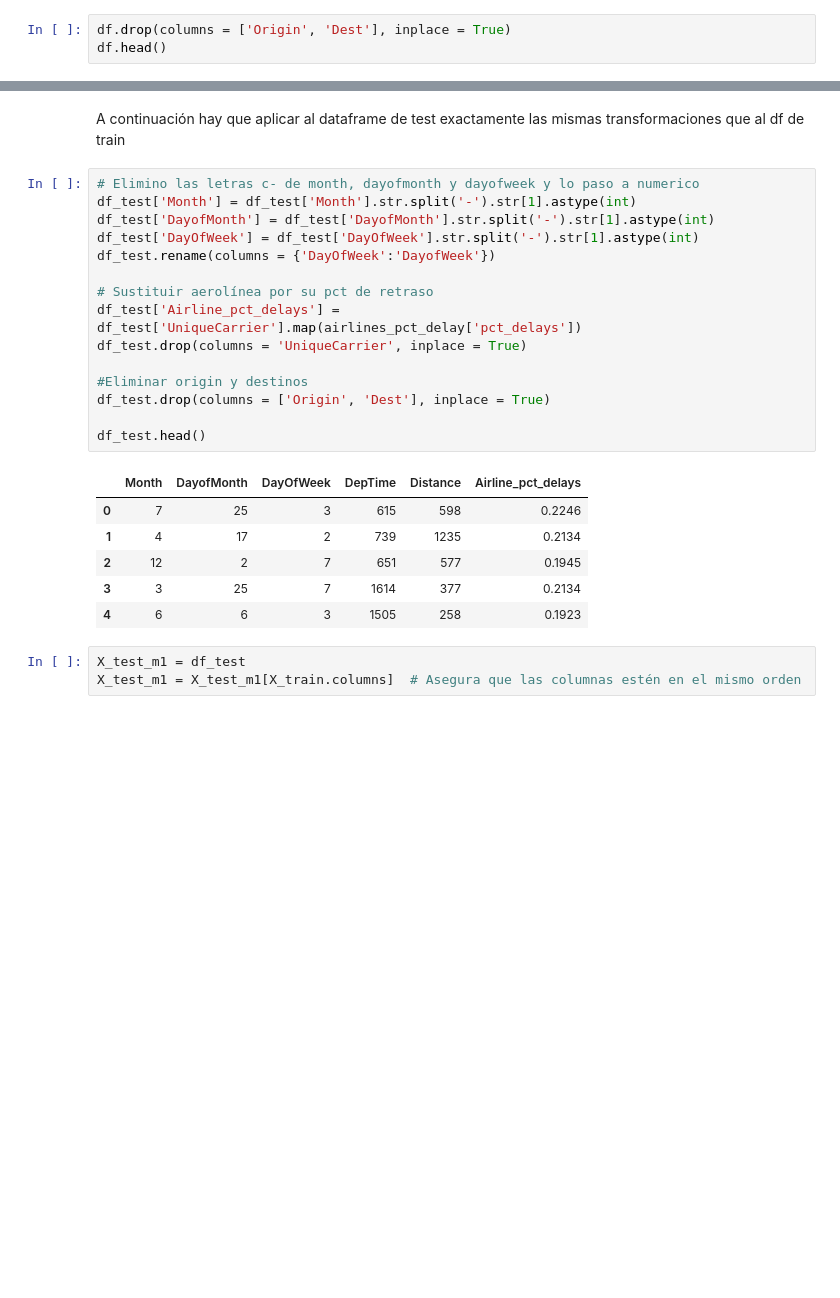
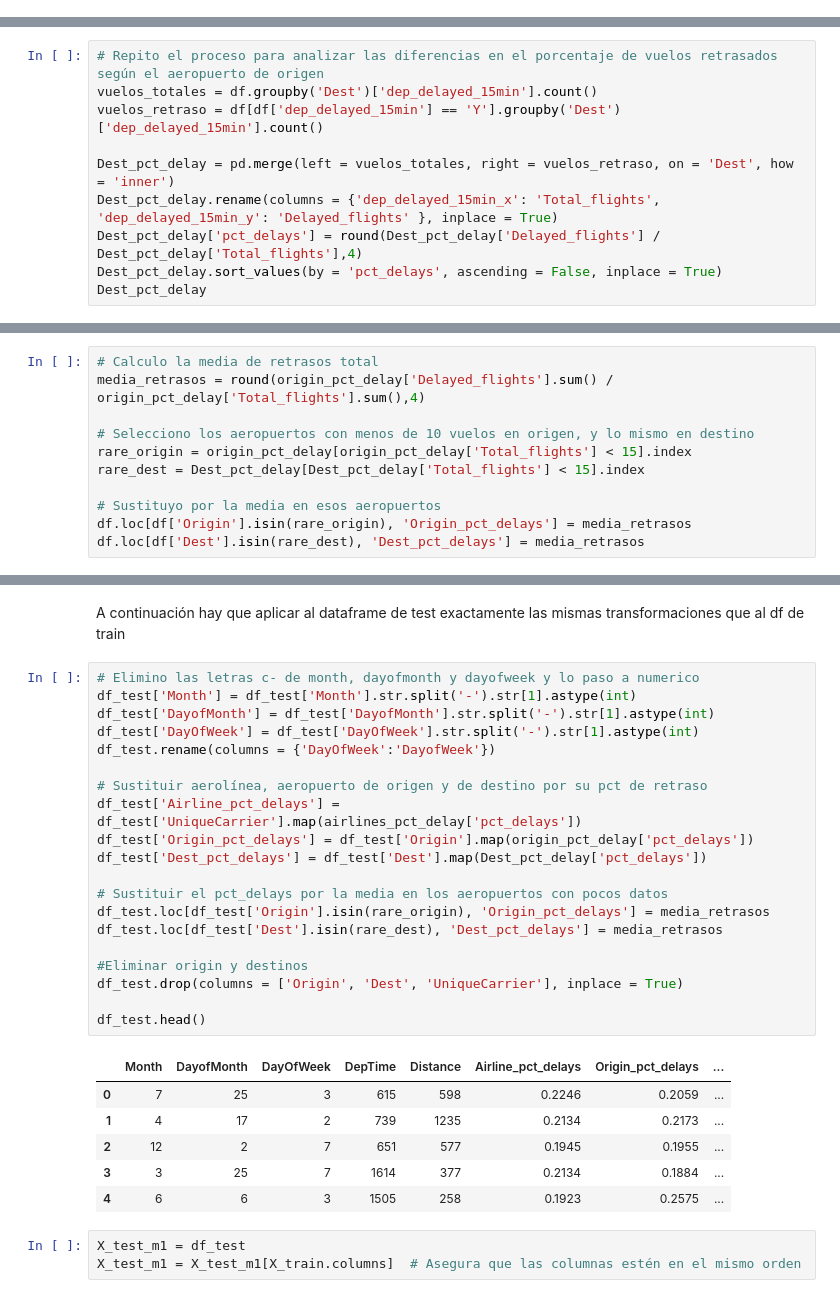
Before and after one commit to Estebancid/kaggle_flight_delays_prediction, a Jupyter notebook: predictor_delays.ipynb, the cells around one changed output, grey strips where cells are left out. Drawn from its saved outputs; the diff is of its cells as text; blank space fills up the shorter version.

```diff
--- a/predictor_delays.ipynb
+++ b/predictor_delays.ipynb
@@ -321,3 +316,0 @@ Para este primer modelo no se va a utilizar el aeropuerto origen y destino
-# %%
-df.drop(columns = ['Origin', 'Dest'], inplace = True)
-df.head()
@@ -330,0 +317,10 @@ df.head()
+# %%
+# Repito el proceso para analizar las diferencias en el porcentaje de vuelos retrasados según el aeropuerto de origen
+vuelos_totales = df.groupby('Dest')['dep_delayed_15min'].count()
+vuelos_retraso = df[df['dep_delayed_15min'] == 'Y'].groupby('Dest')['dep_delayed_15min'].count()
+
+Dest_pct_delay = pd.merge(left = vuelos_totales, right = vuelos_retraso, on = 'Dest', how = 'inner')
+Dest_pct_delay.rename(columns = {'dep_delayed_15min_x': 'Total_flights', 'dep_delayed_15min_y': 'Delayed_flights' }, inplace = True)
+Dest_pct_delay['pct_delays'] = round(Dest_pct_delay['Delayed_flights'] / Dest_pct_delay['Total_flights'],4)
+Dest_pct_delay.sort_values(by = 'pct_delays', ascending = False, inplace = True)
+Dest_pct_delay
@@ -366 +385,12 @@ df.head()
+# %%
+# Calculo la media de retrasos total
+media_retrasos = round(origin_pct_delay['Delayed_flights'].sum() / origin_pct_delay['Total_flights'].sum(),4)
+
+# Selecciono los aeropuertos con menos de 10 vuelos en origen, y lo mismo en destino
+rare_origin = origin_pct_delay[origin_pct_delay['Total_flights'] < 15].index
+rare_dest = Dest_pct_delay[Dest_pct_delay['Total_flights'] < 15].index
+
+# Sustituyo por la media en esos aeropuertos
+df.loc[df['Origin'].isin(rare_origin), 'Origin_pct_delays'] = media_retrasos
+df.loc[df['Dest'].isin(rare_dest), 'Dest_pct_delays'] = media_retrasos
 # %% [markdown]
@@ -482,25 +512,30 @@ A continuación hay que aplicar al dataframe de test exactamente las mismas tran
 # %%
 # Elimino las letras c- de month, dayofmonth y dayofweek y lo paso a numerico
 df_test['Month'] = df_test['Month'].str.split('-').str[1].astype(int)
 df_test['DayofMonth'] = df_test['DayofMonth'].str.split('-').str[1].astype(int)
 df_test['DayOfWeek'] = df_test['DayOfWeek'].str.split('-').str[1].astype(int)
 df_test.rename(columns = {'DayOfWeek':'DayofWeek'})
 
-# Sustituir aerolínea por su pct de retraso
+# Sustituir aerolínea, aeropuerto de origen y de destino por su pct de retraso
 df_test['Airline_pct_delays'] = df_test['UniqueCarrier'].map(airlines_pct_delay['pct_delays'])
-df_test.drop(columns = 'UniqueCarrier', inplace = True)
+df_test['Origin_pct_delays'] = df_test['Origin'].map(origin_pct_delay['pct_delays'])
+df_test['Dest_pct_delays'] = df_test['Dest'].map(Dest_pct_delay['pct_delays'])
+
+# Sustituir el pct_delays por la media en los aeropuertos con pocos datos
+df_test.loc[df_test['Origin'].isin(rare_origin), 'Origin_pct_delays'] = media_retrasos
+df_test.loc[df_test['Dest'].isin(rare_dest), 'Dest_pct_delays'] = media_retrasos
 
 #Eliminar origin y destinos
-df_test.drop(columns = ['Origin', 'Dest'], inplace = True)
+df_test.drop(columns = ['Origin', 'Dest', 'UniqueCarrier'], inplace = True)
 
 df_test.head()
 # %% [output]
-|  | Month | DayofMonth | DayOfWeek | DepTime | Distance | Airline_pct_delays |
-| 0 | 7 | 25 | 3 | 615 | 598 | 0.2246 |
-| 1 | 4 | 17 | 2 | 739 | 1235 | 0.2134 |
-| 2 | 12 | 2 | 7 | 651 | 577 | 0.1945 |
-| 3 | 3 | 25 | 7 | 1614 | 377 | 0.2134 |
-| 4 | 6 | 6 | 3 | 1505 | 258 | 0.1923 |
+|  | Month | DayofMonth | DayOfWeek | DepTime | Distance | Airline_pct_delays | Origin_pct_delays | ... |
+| 0 | 7 | 25 | 3 | 615 | 598 | 0.2246 | 0.2059 | ... |
+| 1 | 4 | 17 | 2 | 739 | 1235 | 0.2134 | 0.2173 | ... |
+| 2 | 12 | 2 | 7 | 651 | 577 | 0.1945 | 0.1955 | ... |
+| 3 | 3 | 25 | 7 | 1614 | 377 | 0.2134 | 0.1884 | ... |
+| 4 | 6 | 6 | 3 | 1505 | 258 | 0.1923 | 0.2575 | ... |
 # %%
 X_test_m1 = df_test
 X_test_m1 = X_test_m1[X_train.columns]  # Asegura que las columnas estén en el mismo orden
```
Also changed, not shown: parts of 15 cells of this notebook, 1 other file.
